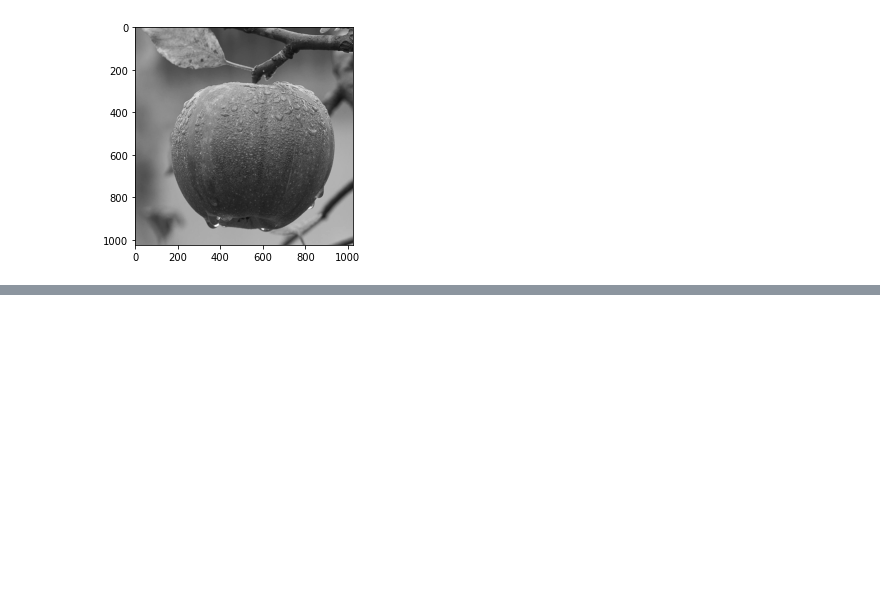
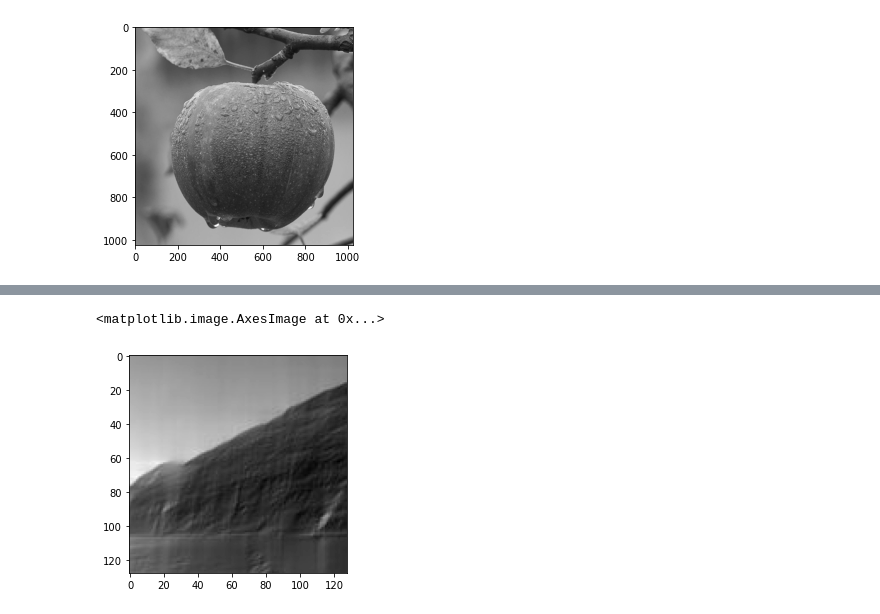
Before and after one commit to wooyounggggg/Linear-Algebra-project, a Jupyter notebook: ImageCompression/source/ImageCompression.ipynb, the cells around one changed output, grey strips where cells are left out. Drawn from its saved outputs; the diff is of its cells as text; code cells hidden in the pictures; blank space fills up the shorter version.

```diff
--- a/ImageCompression/source/ImageCompression.ipynb
+++ b/ImageCompression/source/ImageCompression.ipynb
@@ -1,12 +3,12 @@
 # %%
-# 0.Pre solution
+# 0.Pre-solution
 import PIL.Image as pilimg
 import numpy as np
 from IPython.display import Image
 import matplotlib.pyplot as plt
-imageFile = pilimg.open('../img/Gray_Apple.jpeg')
-matrixA = np.array(imageFile)
-
+imageFile1 = pilimg.open('../img/Gray_Apple.jpeg')
+imageFile2 = pilimg.open('../img/low_freq.jpg')
+matrixA = np.array(imageFile1)
+matrixLow = np.array(imageFile2)
 plt.imshow(matrixA, cmap='gray') # Display original image file
-print('\nGray_Apple.jpeg\n')
 # %% [output]
@@ -37,17 +41,14 @@ image resolution(converted matrix A) : 1024 x 1024
 # %%
 # sol 1.(b) : For given n = 2t , t = 0, 1, ..., construct an n-point Haar matrix H in the lecture
 
-
 def getHaarMatrix(n, normalized=True):
     # Allow only size n of power 2
-    if n % 2 != 0 and n != 1 :
+    if n % 2 != 0 :
         return "Err : n should be multiple of 2"
     n = 2**np.ceil(np.log2(n))
     if n > 2:
         h = getHaarMatrix(n / 2)
-    elif n == 1 :
-        return np.array([1])
-    elif n == 2 :
+    else :
         return np.array([[1, 1], [1, -1]])
 
     # calculate upper haar part
@@ -64,7 +65,6 @@ def getHaarMatrix(n, normalized=True):
 def printHaarMatrix(n, normalized=True) :
     print('\nHaarMatrix for n = {} (normalized form)\n\n'.format(n,), getHaarMatrix(n, normalized))
 
-printHaarMatrix(1)
 printHaarMatrix(2)
 printHaarMatrix(4)
 # %% [output]
@@ -171,0 +189,18 @@ plt.imshow(reConvertedA, cmap='gray')
+# %%
+# sol 2.(a) : As k increases, observe the quality of reconstructed image.
+test = getUpperLeftMatrix(matrixB, pow(2,9))
+test = matrixMultiplier([haarMatrix, test ,np.transpose(haarMatrix)])
+convertedMatrixLow = []
+x = 100
+y = 50
+for row in matrixLow :
+    convertedMatrixLow.append(row[x:x+128])
+convertedMatrixLow = convertedMatrixLow[y:y+128]
+haar7 = getHaarMatrix(len(convertedMatrixLow))
+convertedMatrixLowB = matrixMultiplier([np.transpose(haar7), convertedMatrixLow, haar7])
+convertedMatrixLowB = getUpperLeftMatrix(convertedMatrixLowB, pow(2, 7))
+reConvertedMatrixLow = matrixMultiplier([haar7, convertedMatrixLowB, np.transpose(haar7)])
+plt.imshow(reConvertedMatrixLow, cmap='gray')
+# %% [output]
+<matplotlib.image.AxesImage at 0x...>
+[figure, added]
```
Also changed, not shown: parts of 12 cells of this notebook, 2 other files.
